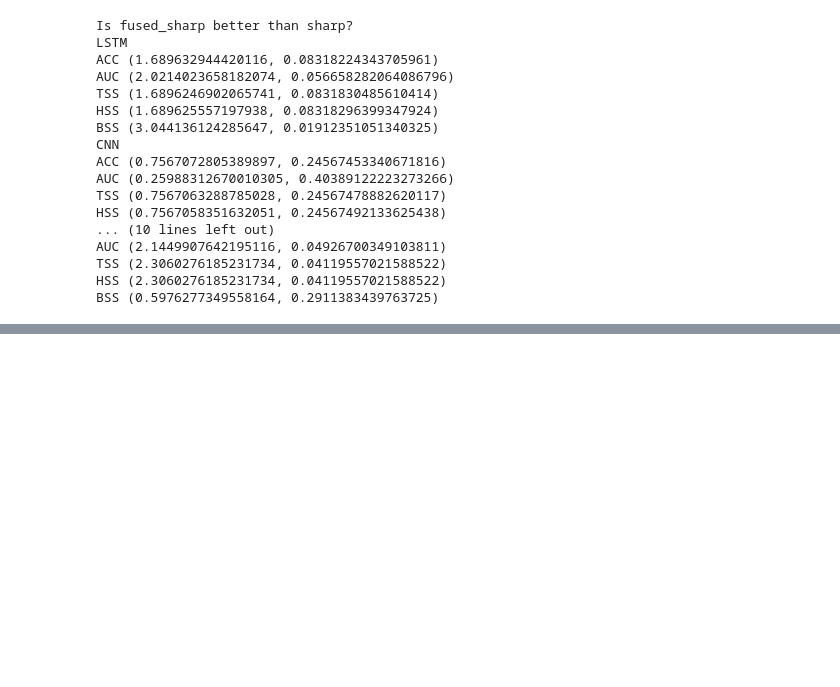
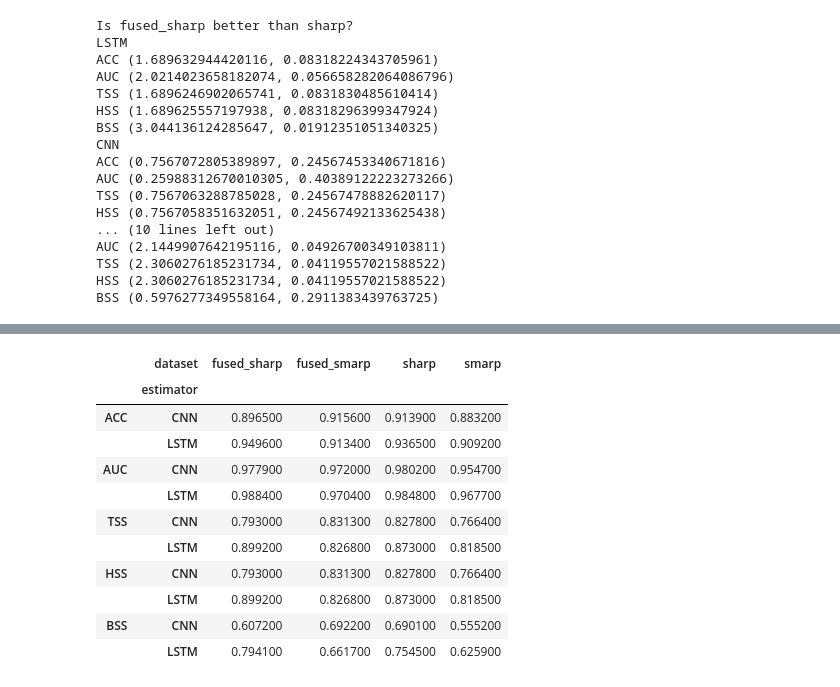
Before and after one commit to ZeyuSun/flare-prediction-smarp, a Jupyter notebook: notebooks/mlflow_results_2.ipynb, the cells around one changed output, grey strips where cells are left out. Drawn from its saved outputs; the diff is of its cells as text; code cells hidden in the pictures; blank space fills up the shorter version.

```diff
--- a/notebooks/mlflow_results_2.ipynb
+++ b/notebooks/mlflow_results_2.ipynb
@@ -990,0 +1106,15 @@ BSS (0.5976277349558164, 0.2911383439763725)
+# %%
+organize(select(retrieve('leaderboard3', 'val_tss'))).style.background_gradient(axis=0, vmin=0.8)
+# %% [output]
+|  | dataset | fused_sharp | fused_smarp | sharp | smarp |
+|  | estimator |  |  |  |  |
+| ACC | CNN | 0.896500 | 0.915600 | 0.913900 | 0.883200 |
+|  | LSTM | 0.949600 | 0.913400 | 0.936500 | 0.909200 |
+| AUC | CNN | 0.977900 | 0.972000 | 0.980200 | 0.954700 |
+|  | LSTM | 0.988400 | 0.970400 | 0.984800 | 0.967700 |
+| TSS | CNN | 0.793000 | 0.831300 | 0.827800 | 0.766400 |
+|  | LSTM | 0.899200 | 0.826800 | 0.873000 | 0.818500 |
+| HSS | CNN | 0.793000 | 0.831300 | 0.827800 | 0.766400 |
+|  | LSTM | 0.899200 | 0.826800 | 0.873000 | 0.818500 |
+| BSS | CNN | 0.607200 | 0.692200 | 0.690100 | 0.555200 |
+|  | LSTM | 0.794100 | 0.661700 | 0.754500 | 0.625900 |
```
Also changed, not shown: parts of 11 cells of this notebook.
